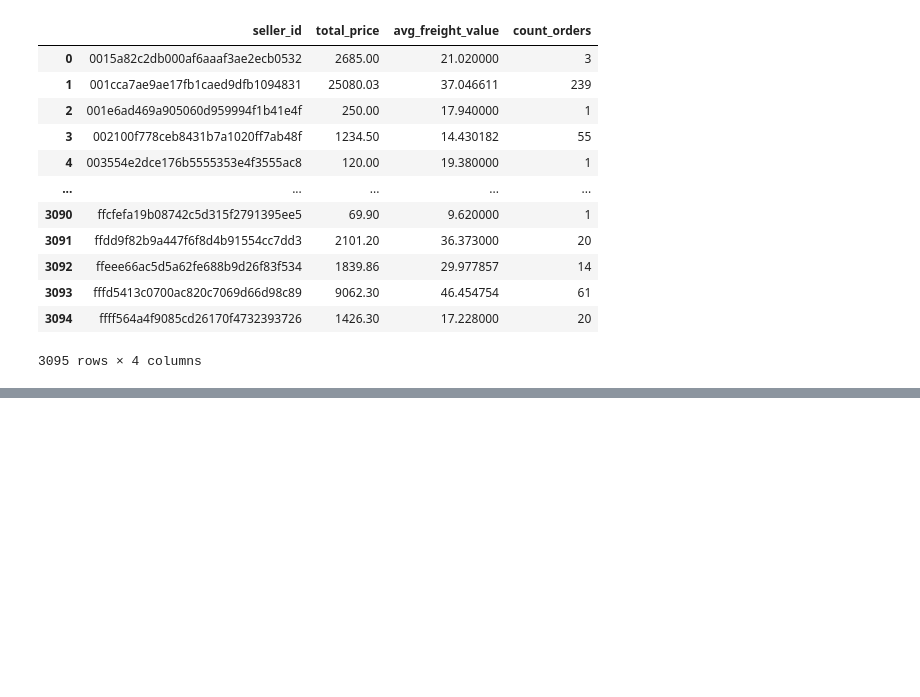
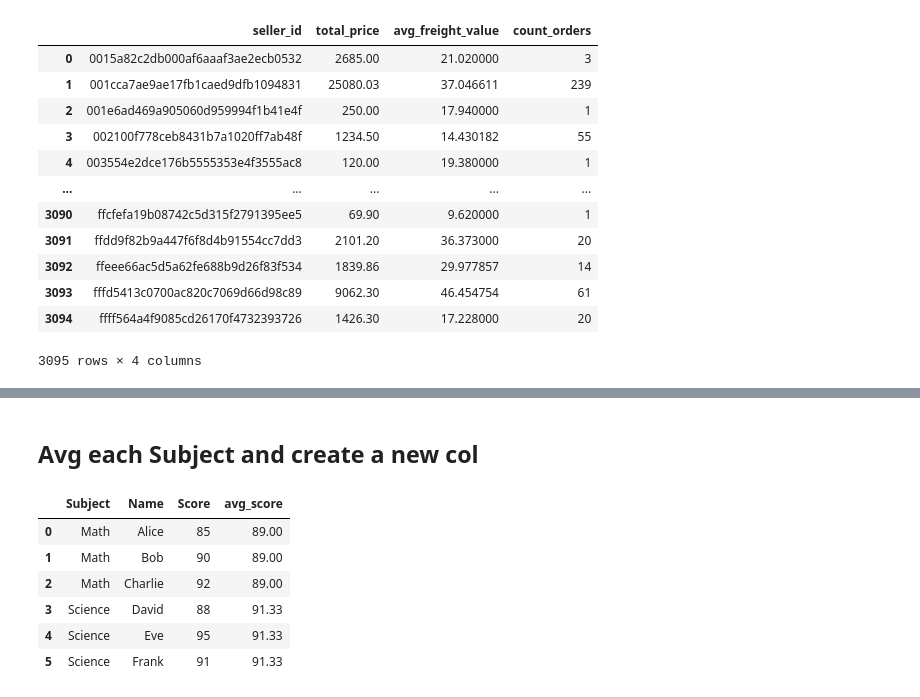
Before and after one commit to Jenn2626/Python, a Jupyter notebook: DataFrames.ipynb, the cells around one changed output, grey strips where cells are left out. Drawn from its saved outputs; the diff is of its cells as text; code cells hidden in the pictures; blank space fills up the shorter version.

```diff
--- a/DataFrames.ipynb
+++ b/DataFrames.ipynb
@@ -391,0 +395,9 @@ df_order_items.groupby('seller_id').agg( total_price = ('price','sum'),
+# %%
+data = {
+    'Subject': ['Math', 'Math', 'Math', 'Science', 'Science', 'Science'],
+    'Name': ['Alice', 'Bob', 'Charlie', 'David', 'Eve', 'Frank'],
+    'Score': [85,90,92,88,95,91]
+}
+import pandas as pd
+df = pd.DataFrame(data)
+df
@@ -391,0 +412,13 @@ df_order_items.groupby('seller_id').agg( total_price = ('price','sum'),
+# %% [markdown]
+## Avg each Subject and create a new col
+# %%
+df['avg_score'] = df.groupby('Subject')['Score'].transform('mean').round(2)
+df
+# %% [output]
+|  | Subject | Name | Score | avg_score |
+| 0 | Math | Alice | 85 | 89.00 |
+| 1 | Math | Bob | 90 | 89.00 |
+| 2 | Math | Charlie | 92 | 89.00 |
+| 3 | Science | David | 88 | 91.33 |
+| 4 | Science | Eve | 95 | 91.33 |
+| 5 | Science | Frank | 91 | 91.33 |
```
Also changed, not shown: parts of 2 cells of this notebook.
